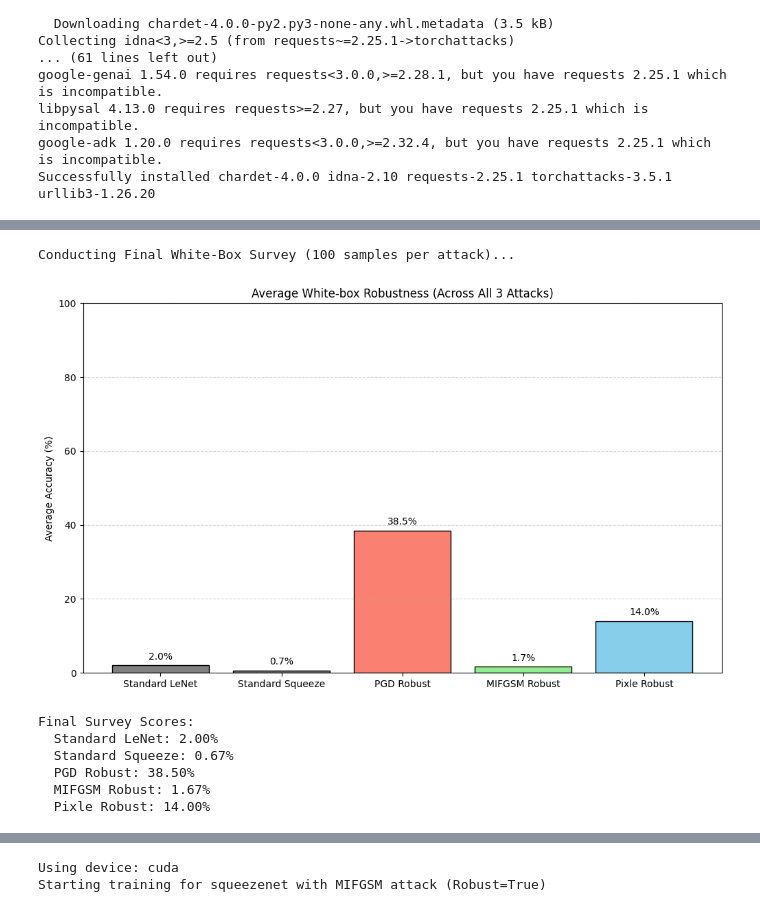
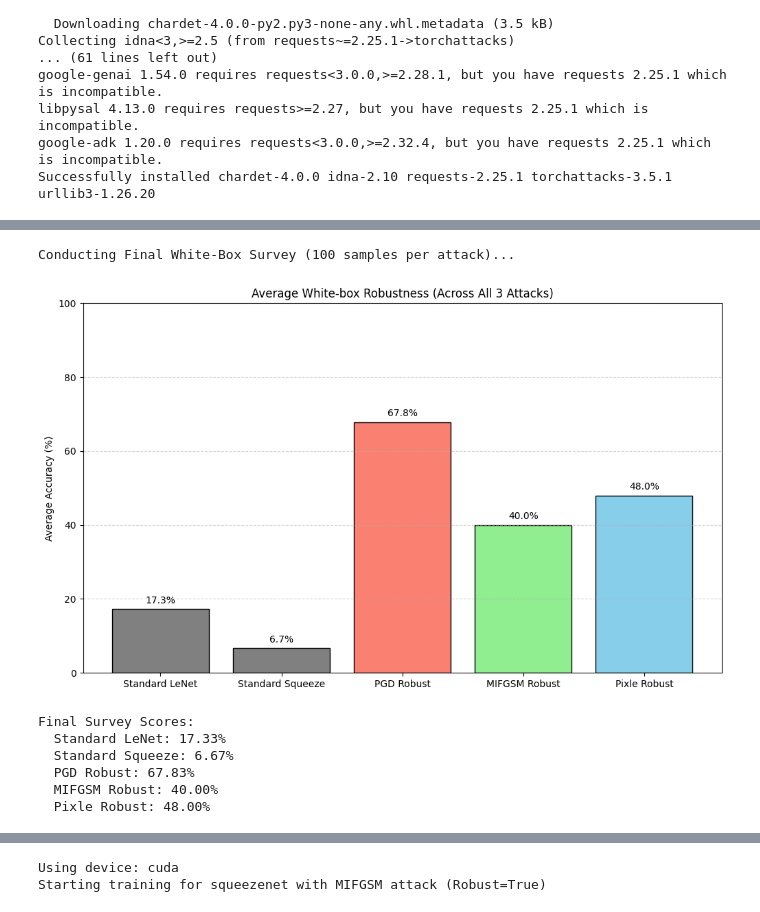
Before and after one commit to vm2781/adversarial_attacks, a Jupyter notebook: model_adversarial_analysis.ipynb, the cells around one changed output, grey strips where cells are left out. Drawn from its saved outputs; the diff is of its cells as text; code cells hidden in the pictures.

Commit message:
Updated to 20 steps, 0.3 epsilon

```diff
--- a/model_adversarial_analysis.ipynb
+++ b/model_adversarial_analysis.ipynb
@@ -268,9 +268,9 @@ for name, fname, arch_cls in tqdm(model_configs, desc="Loading All Models"):
 import glob
 
 attack_configs = [
-    ('PGD', PGD, {'eps': 0.3, 'alpha': 0.01, 'steps': 40}),
-    ('MIFGSM', MIFGSM, {'eps': 0.3, 'alpha': 0.01, 'steps': 40, 'decay': 1.0}),
-    ('Pixle', Pixle, {'restarts': 10})
+    ('PGD', PGD, {'eps': 0.3, 'steps': 20}),
+    ('MIFGSM', MIFGSM, {'eps': 0.3, 'steps': 20}),
+    ('Pixle', Pixle, {'restarts': 10, 'max_iterations': 5})
 ]
 
 for atk_name, atk_class, atk_params in attack_configs:
@@ -984,9 +984,9 @@ if all(m is not None for m in metrics_list):
 --------------------------------------------------
 # %%
 survey_attacks = [
-    ('PGD', PGD, {'eps': 0.3, 'alpha': 0.01, 'steps': 40}),
-    ('MIFGSM', MIFGSM, {'eps': 0.3, 'alpha': 0.01, 'steps': 40, 'decay': 1.0}),
-    ('Pixle', Pixle, {'restarts': 10})
+    ('PGD', PGD, {'eps': 0.3, 'steps': 20}),
+    ('MIFGSM', MIFGSM, {'eps': 0.3, 'steps': 20}),
+    ('Pixle', Pixle, {'restarts': 10, 'max_iterations': 5})
 ]
 
 groups = {
@@ -1028,40 +1028,40 @@ for group_name, model_names in groups.items():
             adv_imgs = torch.cat(advs)[:100]
             labels = torch.cat(lbls)[:100]
 
             with torch.no_grad():
                 preds = model(adv_imgs).argmax(1)
                 acc = (preds == labels).float().mean().item() * 100
                 detailed_survey_results[group_name][atk_name].append(acc)
                 group_all_accs.append(acc)
 
     if group_all_accs:
         final_results[group_name] = np.mean(group_all_accs)
     else:
         final_results[group_name] = 0
 
 plt.figure(figsize=(12, 7))
 bars = plt.bar(final_results.keys(), final_results.values(), color=['gray', 'gray', 'salmon', 'lightgreen', 'skyblue'], edgecolor='black')
 plt.title("Average White-box Robustness (Across All 3 Attacks)")
 plt.ylabel("Average Accuracy (%)")
 plt.ylim(0, 100)
 plt.grid(axis='y', linestyle='--', alpha=0.5)
 for bar in bars:
     yval = bar.get_height()
     plt.text(bar.get_x() + bar.get_width()/2, yval + 1, f"{yval:.1f}%", ha='center', va='bottom')
 plt.show()
 
 print("Final Survey Scores:")
 for k, v in final_results.items():
     print(f"  {k}: {v:.2f}%")
 # %% [output]
 Conducting Final White-Box Survey (100 samples per attack)...
-[figure, old version]
+[figure, new version]
 Final Survey Scores:
-  Standard LeNet: 2.00%
-  Standard Squeeze: 0.67%
-  PGD Robust: 38.50%
-  MIFGSM Robust: 1.67%
-  Pixle Robust: 14.00%
+  Standard LeNet: 17.33%
+  Standard Squeeze: 6.67%
+  PGD Robust: 67.83%
+  MIFGSM Robust: 40.00%
+  Pixle Robust: 48.00%
 # %%
 group_labels = list(detailed_survey_results.keys())
 pgd_scores = [np.mean(detailed_survey_results[g]['PGD']) if detailed_survey_results[g]['PGD'] else 0 for g in group_labels]
```
Also changed, not shown: parts of 10 cells of this notebook.
